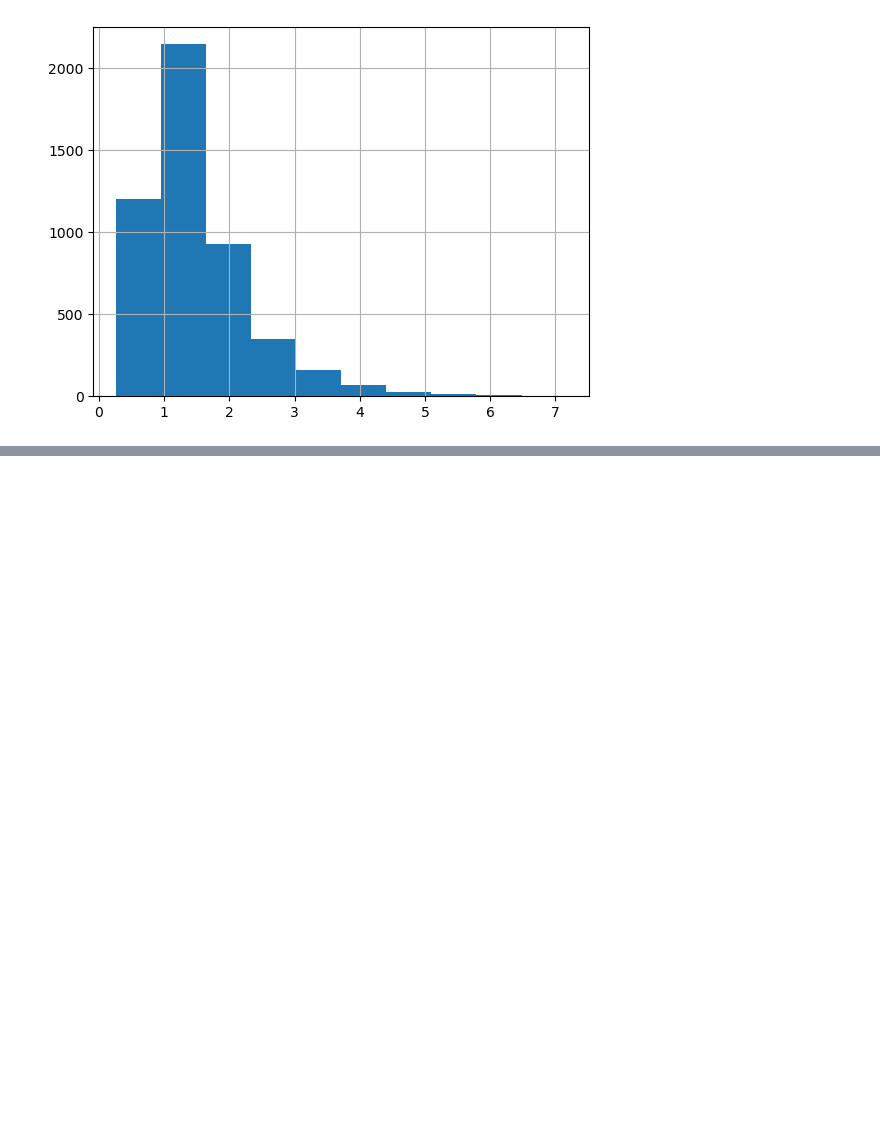
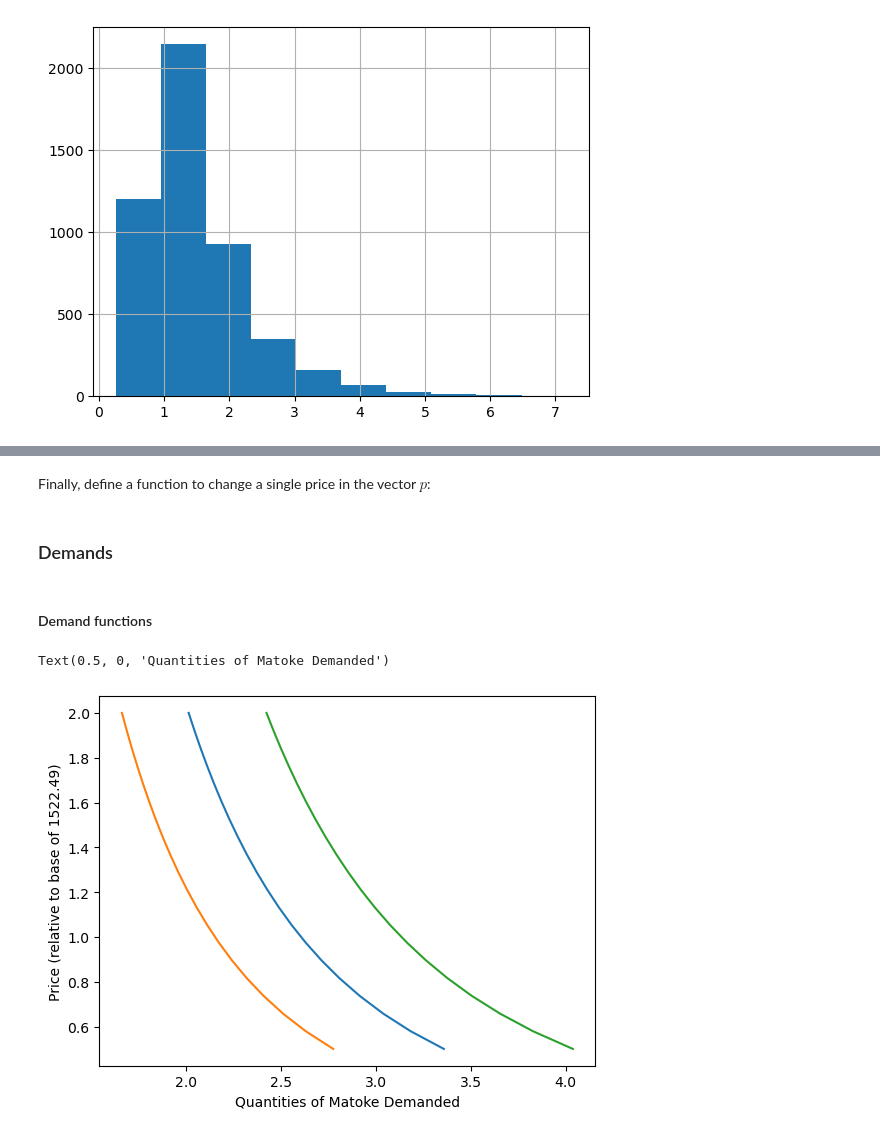
Before and after one commit to lauremariho/proj4_LutherBurbank, a Jupyter notebook: ethiopia_code.ipynb, the cells around one changed output, grey strips where cells are left out. Drawn from its saved outputs; the diff is of its cells as text; code cells hidden in the pictures; blank space fills up the shorter version.

Commit message:
Nutrient demands

```diff
--- a/ethiopia_code.ipynb
+++ b/ethiopia_code.ipynb
@@ -462,0 +511,3 @@ protein_data.hist()
+# %%
+# Assumes you've already set this up e.g., in Project 3
+r = rgsn.read_pickle('../Project3/uganda_estimates.rgsn')
@@ -462,0 +518,4 @@ protein_data.hist()
+# %%
+# Reference prices chosen from a particular time; average across place.
+# These are prices per kilogram:
+pbar = p.loc[r.beta.index].mean(axis=1).fillna(1) # Only use prices for goods we can estimate
@@ -462,0 +526,10 @@ protein_data.hist()
+# %%
+import numpy as np
+
+xhat = r.predicted_expenditures()
+
+# Total food expenditures per household
+xbar = xhat.groupby(['i','t','m']).sum()
+
+# Reference budget
+xref = xbar.quantile(0.5)  # Household at 0.5 quantile is median
@@ -462,0 +562,14 @@ protein_data.hist()
+# %% [markdown]
+Finally, define a function to change a single price in the vector $p$:
+# %%
+def my_prices(j,p0,p=pbar):
+    """
+    Change price of jth good to p0, holding other prices fixed at p.
+    """
+    p = p.copy()
+    p.loc[j] = p0
+    return p
+# %% [markdown]
+### Demands
+# %% [markdown]
+#### Demand functions
@@ -462,0 +578,22 @@ protein_data.hist()
+# %%
+import matplotlib.pyplot as plt
+
+use = 'Matoke'  # Good we want demand curve for
+
+# Vary prices from 50% to 200% of reference.
+scale = np.linspace(.5,2,20)
+
+# Demand for Matoke for household at median budget
+plt.plot([r.demands(xref,my_prices(use,pbar[use]*s,pbar))[use] for s in scale],scale)
+
+# Demand for Matoke for household at 25% percentile
+plt.plot([r.demands(xbar.quantile(0.25),my_prices(use,pbar[use]*s,pbar))[use] for s in scale],scale)
+
+# Demand for Matoke for household at 75% percentile
+plt.plot([r.demands(xbar.quantile(0.75),my_prices(use,pbar[use]*s,pbar))[use] for s in scale],scale)
+
+plt.ylabel(f"Price (relative to base of {pbar[use]:.2f})")
+plt.xlabel(f"Quantities of {use} Demanded")
+# %% [output]
+Text(0.5, 0, 'Quantities of Matoke Demanded')
+[figure, added]
```
Also changed, not shown: parts of 37 cells of this notebook.
